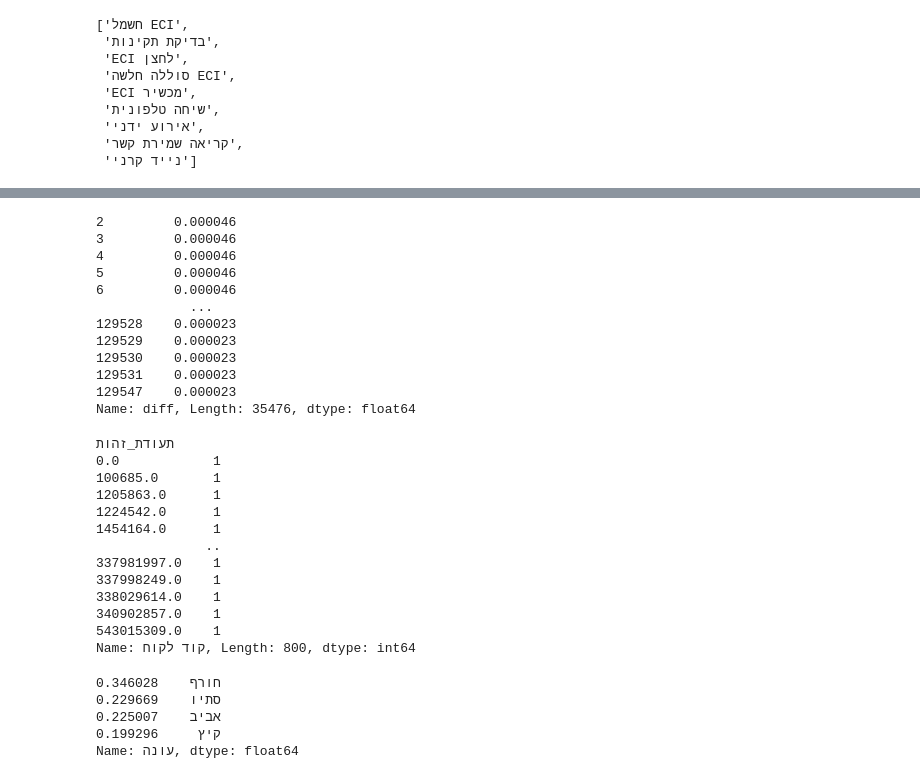
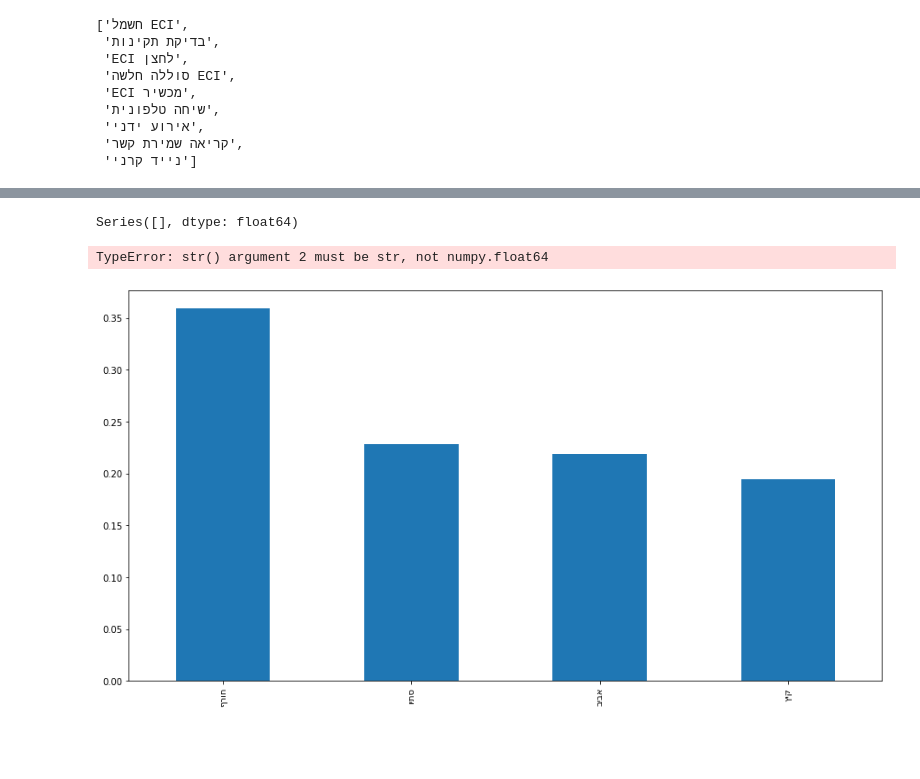
Before and after one commit to yarontal94/final_project, a Jupyter notebook: Untitled.ipynb, the cells around one changed output, grey strips where cells are left out. Drawn from its saved outputs; the diff is of its cells as text; code cells hidden in the pictures; blank space fills up the shorter version.

Commit message:
missing values complete

```diff
--- a/Untitled.ipynb
+++ b/Untitled.ipynb
@@ -4,3 +4,6 @@ import pandas as pd
 import numpy as np
 import openpyxl
 import matplotlib.pyplot as plt
+# %%
+def reverse(txt):
+    return txt[::-1]
@@ -13,0 +32,4 @@ len(x),len(data)
+# %%
+data=data.drop_duplicates()
+data = data.drop(['כפילות','תאריך_התחלה','תאריך_סיום','ארגון'], axis=1)
+data
@@ -64,43 +141,16 @@ Index(['ארגון', 'קהילה / דיור מוגן', 'סוג ארוע', 'תא
-# %%
-df['diff']
-# %% [output]
-2         0.000046
-3         0.000046
-4         0.000046
-5         0.000046
-6         0.000046
-            ...
-129528    0.000023
-129529    0.000023
-129530    0.000023
-129531    0.000023
-129547    0.000023
-Name: diff, Length: 35476, dtype: float64
-# %%
-n_by_state = data.groupby("תעודת_זהות")["קוד לקוח"].nunique()
-n_by_state
-# %% [output]
-תעודת_זהות
-0.0            1
-100685.0       1
-1205863.0      1
-1224542.0      1
-1454164.0      1
-              ..
-337981997.0    1
-337998249.0    1
-338029614.0    1
-340902857.0    1
-543015309.0    1
-Name: קוד לקוח, Length: 800, dtype: int64
+# %%
+df.loc[df['תאור_פעולה'].isna(),'תאור_פעולה']='תשומת לב עבור ריקים'
+df[df['תאור_פעולה'].isna()][['עם מי גר']].value_counts(normalize=True)#.plot(kind='bar')
+# %% [output]
+Series([], dtype: float64)
 # %%
-data['עונה'].value_counts(normalize=True)
+fig,ax=plt.subplots(1,1)
+data['עונה'].apply(lambda x: reverse(x)).value_counts(normalize=True).plot(kind='bar',figsize=(15,8),ax=ax)
+for p in ax.patches:
+    ax.annotate(str(p.get_height(),p.get_x()*1.005,p.get_height()*1.005))
 # %% [output]
-חורף    0.346028
-סתיו    0.229669
-אביב    0.225007
-קיץ     0.199296
-Name: עונה, dtype: float64
+TypeError: str() argument 2 must be str, not numpy.float64
+[figure, added]
 # %%
 for i in df.columns:
     if df[i].nunique()>30:
```
Also changed, not shown: parts of 18 cells of this notebook.
